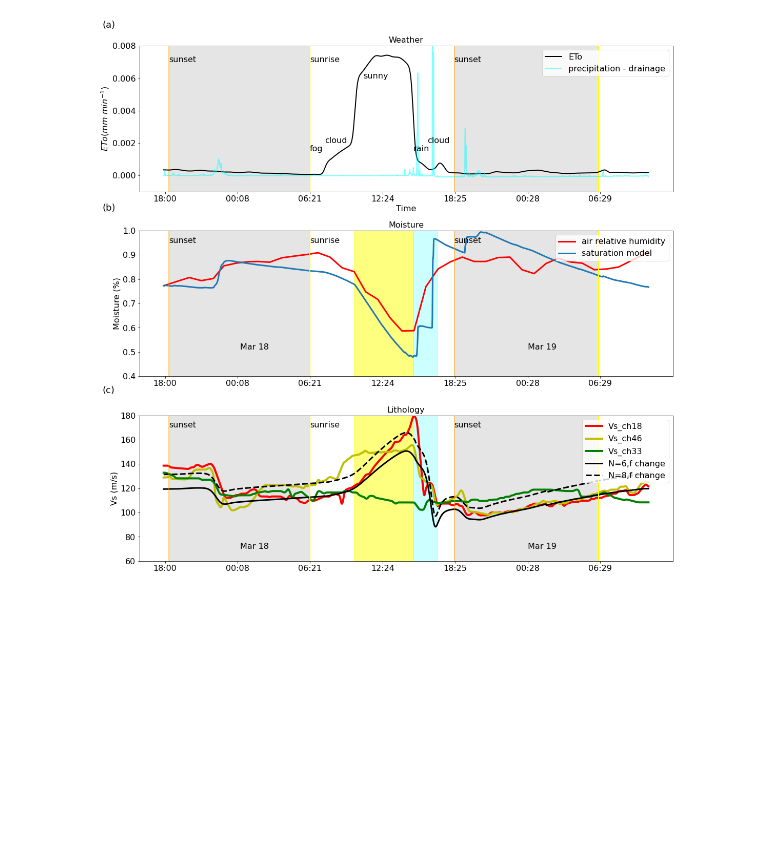
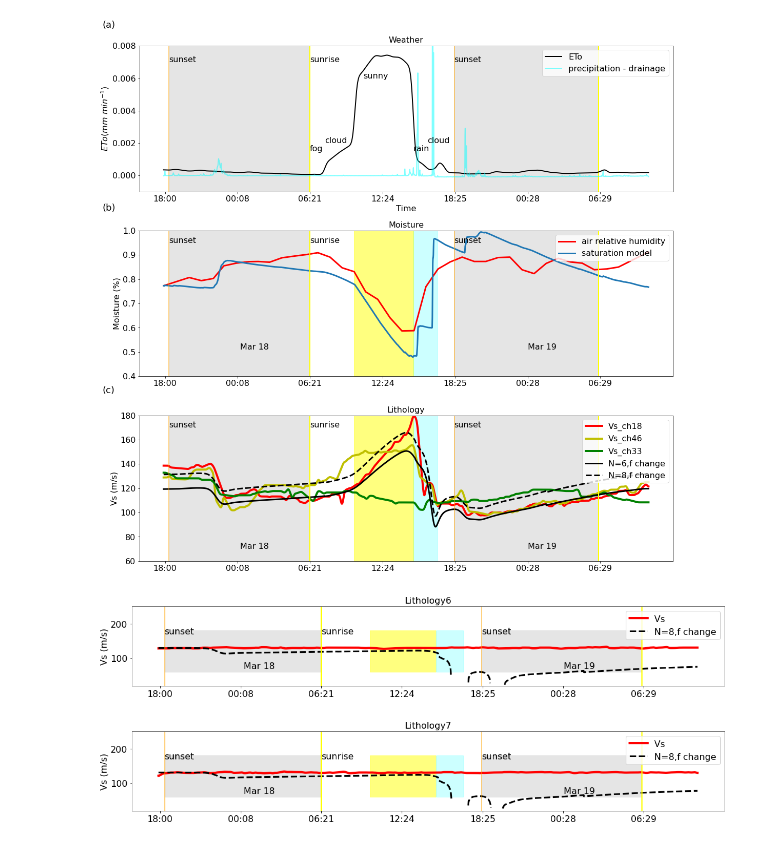
Before and after one commit to Denolle-Lab/FarmDAS, a Jupyter notebook: dvv_and_model/Fig2_soil_moisture_model.ipynb, the cells around one changed output. Drawn from its saved outputs; the diff is of its cells as text; code cells hidden in the pictures; blank space fills up the shorter version.

```diff
--- a/dvv_and_model/Fig2_soil_moisture_model.ipynb
+++ b/dvv_and_model/Fig2_soil_moisture_model.ipynb
@@ -24,3 +26,11 @@ spatial_data = 'data/interp_dv_tillage_tire.csv'
+# %%
+soil_phy = pd.read_csv('data/interpolated_soil_phy.csv')
+interp_porosity_10cm = soil_phy['interp_porosity_10cm'].values
+interp_porosity_20cm = soil_phy['interp_porosity_20cm'].values
+interp_porosity_30cm = soil_phy['interp_porosity_30cm'].values
+interp_bulk_density_10cm = soil_phy['interp_bulk_density_10cm'].values
+interp_bulk_density_20cm = soil_phy['interp_bulk_density_20cm'].values
+interp_bulk_density_30cm = soil_phy['interp_bulk_density_30cm'].values
 # %% [markdown]
 ## Read dV/V
 # %%
@@ -38,0 +51,4 @@ dvv_all = gaussian_filter1d(interp_dvv, sigma=4, axis=-1)
+# %%
+damage_index =pd.read_csv('data/damage_index.csv')
+damage_index = damage_index['damage_index'].values
+damage_index[18]
@@ -400,3 +418,71 @@ plt.tight_layout()
 plt.show()
 # %% [output]
 [figure]
+# %%
+vs_ref = []
+
+for iloc in np.arange(6,50):
+    A_e = 0.9
+    A_d = 0
+    A_p = 0.12
+
+    ## Model the water balance
+    s_history = hydro0(res_psd*2, 0.5, interp_humidity[0]/100-0.05, interp_temp10, 9, eto_every_minute, damage_index[iloc-6], A_p,A_e,A_d).get_s_history()
+    s_history_smooth = gaussian_filter1d(s_history, sigma=25, mode='reflect')
+
+    ## Model the lithology
+    s_wr = 0.3  ## residual saturation
+    s=interp_humidity/100
+    scale_factor = (s_history_smooth+1)/2 * 3 - 0.6
+    new_f = 0.9-scale_factor/2
+
+    tau1 = 5e6 * np.exp(np.power(s_history_smooth[0:800],3))  ## wetting
+    tau2 = 1e7 * (1-s_history_smooth[800:1250])  ## drying
+    tau3 = 5e6 * np.exp(np.power(s_history_smooth[1250:1900],3))  ## wetting
+    tau4 = 1e7 * (1-s_history_smooth[1900:])  ## drying
+    tau = np.concatenate((tau1, tau2, tau3, tau4))
+
+    s_rate = np.diff(s_history_smooth) / 60 ## Saturation rate, per second
+    p_diff = 0-np.concatenate((s_rate, [0])) * tau
+
+    bulk_density, porosity = interp_bulk_density_30cm[iloc]*1000, interp_porosity_30cm[iloc]/100
+    vp_clay, vs_clay,   _, _, _ = litho(bulk_density, porosity, 8, new_f, s_history_smooth, s_wr, tau).get_vp_vs()
+
+    vs_clay_ref = np.mean(vs_clay[150:210])
+    vs_ref.append(vs_clay_ref)
+    vs_correction = vs_clay_ref - np.mean((dvv_all[iloc, 150:210]+1)*108)
+
+    ### Plot the water balance
+    fig, ax2 = plt.subplots(1, 1, figsize=(16, 3), tight_layout=True)
+
+    # Lithology plot
+    ax2.fill_between(np.arange(2408), 60, 180, where=eto_every_minute > 0.002, color='yellow', alpha=0.5)
+    ax2.fill_between([1240,1360], [60,60], [180,180], color='cyan', alpha=0.2)
+    ax2.fill_between([27,726], [60,60], [180,180], color='gray', alpha=0.2)
+    ax2.fill_between([1443,2158], [60,60], [180,180], color='gray', alpha=0.2)
+    # ax2.plot(np.arange(2408), dvv*135, label='org_Vs', lw=2, color='b')
+    ax2.plot(np.arange(2408), (dvv_all[iloc]+1)*108 + vs_correction, label='Vs ', lw=4, color='r')
+    ax2.plot(np.arange(2408), vs_clay, label='N=8,f change', color='k', lw=3, ls='--')
+    ax2.set_ylabel("Vs (m/s)", fontsize=16)
+    ax2.set_title("Lithology"+str(iloc), fontsize=16)
+    ax2.set_xticks(xax)
+    ax2.set_xticklabels([t.strftime('%H:%M') for t in tax], fontsize=16)
+    ax2.legend(loc='upper right')
+    ax2.set_ylim(20, 250)
+    ax2.axvline(x=27, color='orange', linestyle='-', lw=2, alpha=0.5)
+    ax2.axvline(x=726, color='yellow', linestyle='-', lw=2, alpha=1)
+    ax2.axvline(x=1443, color='orange', linestyle='-', lw=2, alpha=0.5)
+    ax2.axvline(x=2158, color='yellow', linestyle='-', lw=2, alpha=1)
+    ax2.text(27, 170, 'sunset', color='k')
+    ax2.text(726, 170, 'sunrise', color='k')
+    ax2.text(1443, 170, 'sunset', color='k')
+    # ax2.text(2158, 220, 'sunrise', color='k')
+    ax2.text(Ind6hrs[1] + 20, 70, 'Mar 18', color='k')
+    ax2.text(Ind6hrs[5] + 30, 70, 'Mar 19', color='k')
+
+
+    plt.tight_layout()
+    plt.show()
+# %% [output]
+[figure, added]
+[figure, added]
```
Also changed, not shown: parts of 5 cells of this notebook, 1 other file.
